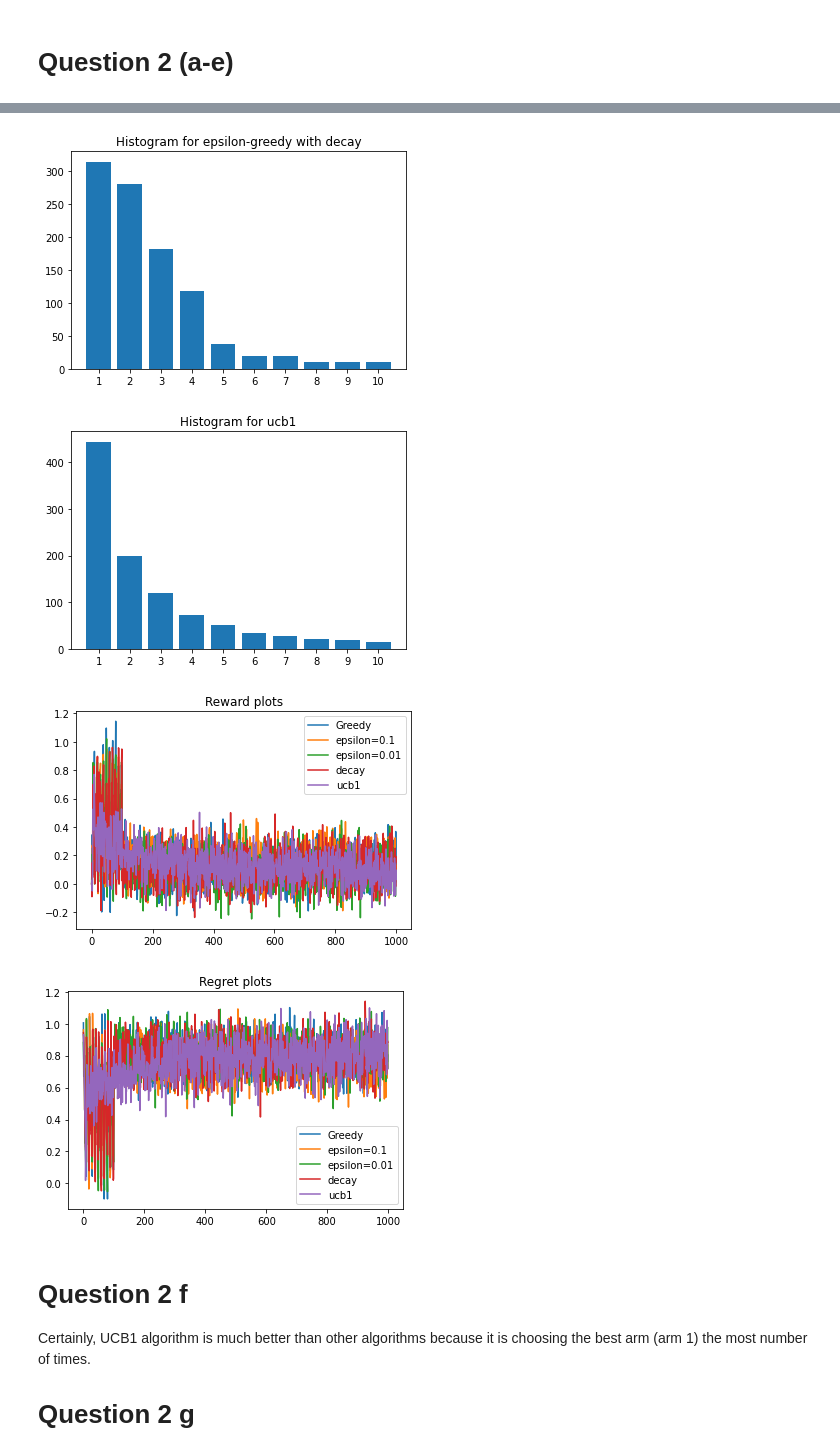
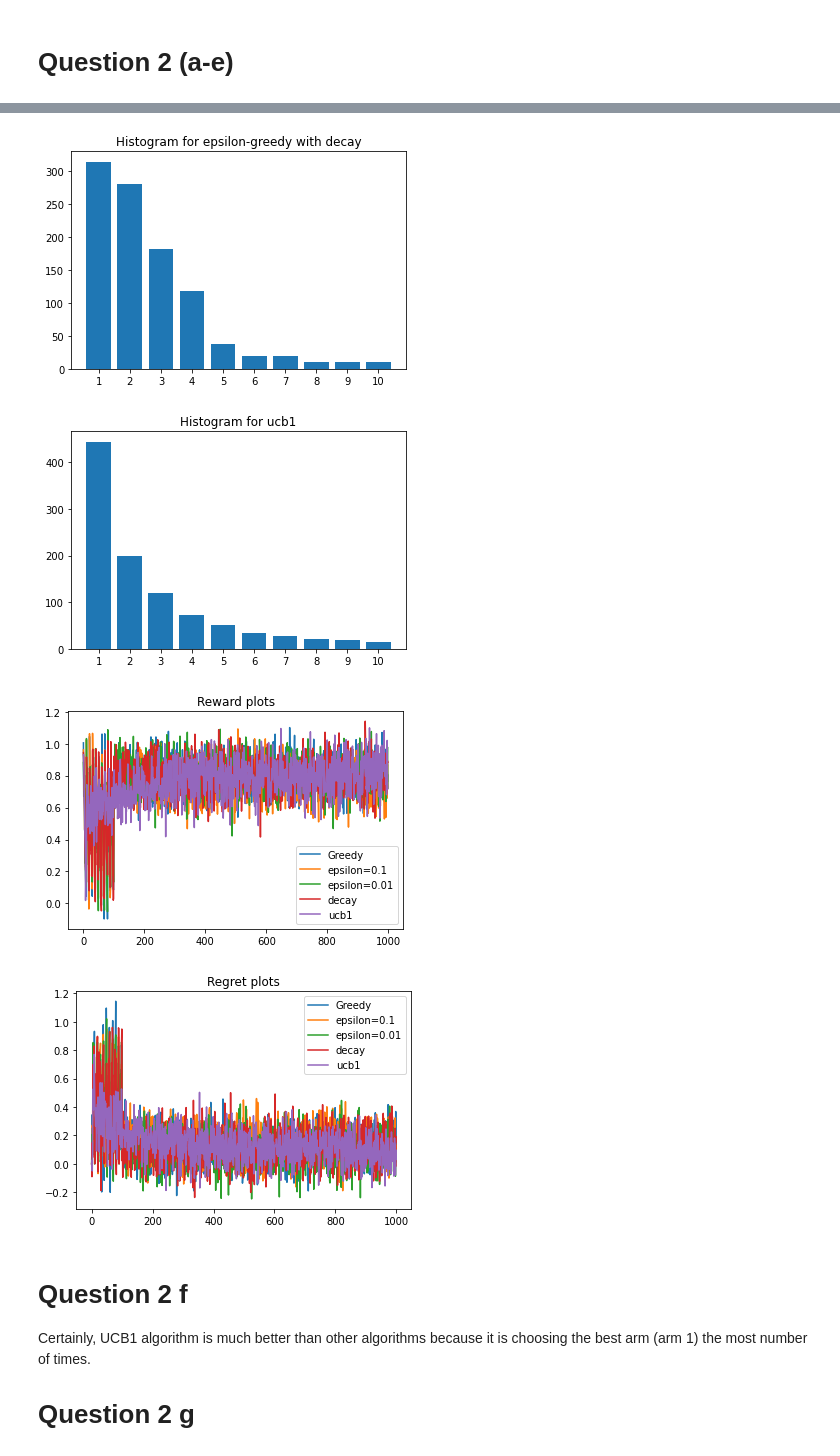
Before and after one commit to Dishank422/RL, a Jupyter notebook: Assignment5.ipynb, the cells around one changed output, grey strips where cells are left out. Cells and saved outputs as stored; diff of their text form; code cells hidden in the pictures.

```diff
--- a/Assignment5.ipynb
+++ b/Assignment5.ipynb
@@ -54,7 +54,7 @@ def greedy():
     tot_rewards = [i/num_runs for i in tot_rewards]
     regrets = [i/num_runs for i in regrets]
     arm_count = [i/num_runs for i in arm_count]
-    return regrets, tot_rewards, arm_count
+    return tot_rewards, regrets, arm_count
 
 
 def epsilon_greedy(eps):
@@ -97,7 +97,7 @@ def epsilon_greedy(eps):
     tot_rewards = [i/num_runs for i in tot_rewards]
     regrets = [i/num_runs for i in regrets]
     arm_count = [i/num_runs for i in arm_count]
-    return regrets, tot_rewards, arm_count
+    return tot_rewards, regrets, arm_count
 
 
 def epsilon_greedy_decay():
@@ -142,7 +142,7 @@ def epsilon_greedy_decay():
     tot_rewards = [i/num_runs for i in tot_rewards]
     regrets = [i/num_runs for i in regrets]
     arm_count = [i/num_runs for i in arm_count]
-    return regrets, tot_rewards, arm_count
+    return tot_rewards, regrets, arm_count
 
 
 def ucb1():
@@ -182,7 +182,7 @@ def ucb1():
     rewards = [i/num_runs for i in rewards]
     regrets = [i/num_runs for i in regrets]
     arm_count = [i/num_runs for i in arm_count]
-    return regrets, rewards, arm_count
+    return rewards, regrets, arm_count
 
 
 reward_greedy, regret_greedy, arm_count_greedy = greedy()
@@ -206,35 +206,35 @@ plt.title("Histogram for epsilon-greedy with decay")
 plt.show()
 
 reward_ucb, regret_ucb, arm_count_ucb = ucb1()
 plt.bar(["1", "2", "3", "4", "5", "6", "7", "8", "9", "10"], arm_count_ucb)
 plt.title("Histogram for ucb1")
 plt.show()
 
 plt.plot(reward_greedy, label="Greedy")
 plt.plot(reward_eps_greedy_0_1, label="epsilon=0.1")
 plt.plot(reward_eps_greedy_00_1, label="epsilon=0.01")
 plt.plot(reward_eps_greedy_decay, label="decay")
 plt.plot(reward_ucb, label="ucb1")
 plt.legend()
 plt.title("Reward plots")
 plt.show()
 
 plt.plot(regret_greedy, label="Greedy")
 plt.plot(regret_eps_greedy_0_1, label="epsilon=0.1")
 plt.plot(regret_eps_greedy_00_1, label="epsilon=0.01")
 plt.plot(regret_eps_greedy_decay, label="decay")
 plt.plot(regret_ucb, label="ucb1")
 plt.legend()
 plt.title("Regret plots")
 plt.show()
 # %% [output]
 [figure]
 [figure]
 [figure]
 [figure]
 [figure]
-[figure, old version]
+[figure, new version]
-[figure, old version]
+[figure, new version]
 # %% [markdown]
 # Question 2 f
 Certainly, UCB1 algorithm is much better than other algorithms because it is choosing the best arm (arm 1) the most number of times.
```
Also changed, not shown: parts of 1 cell of this notebook.
